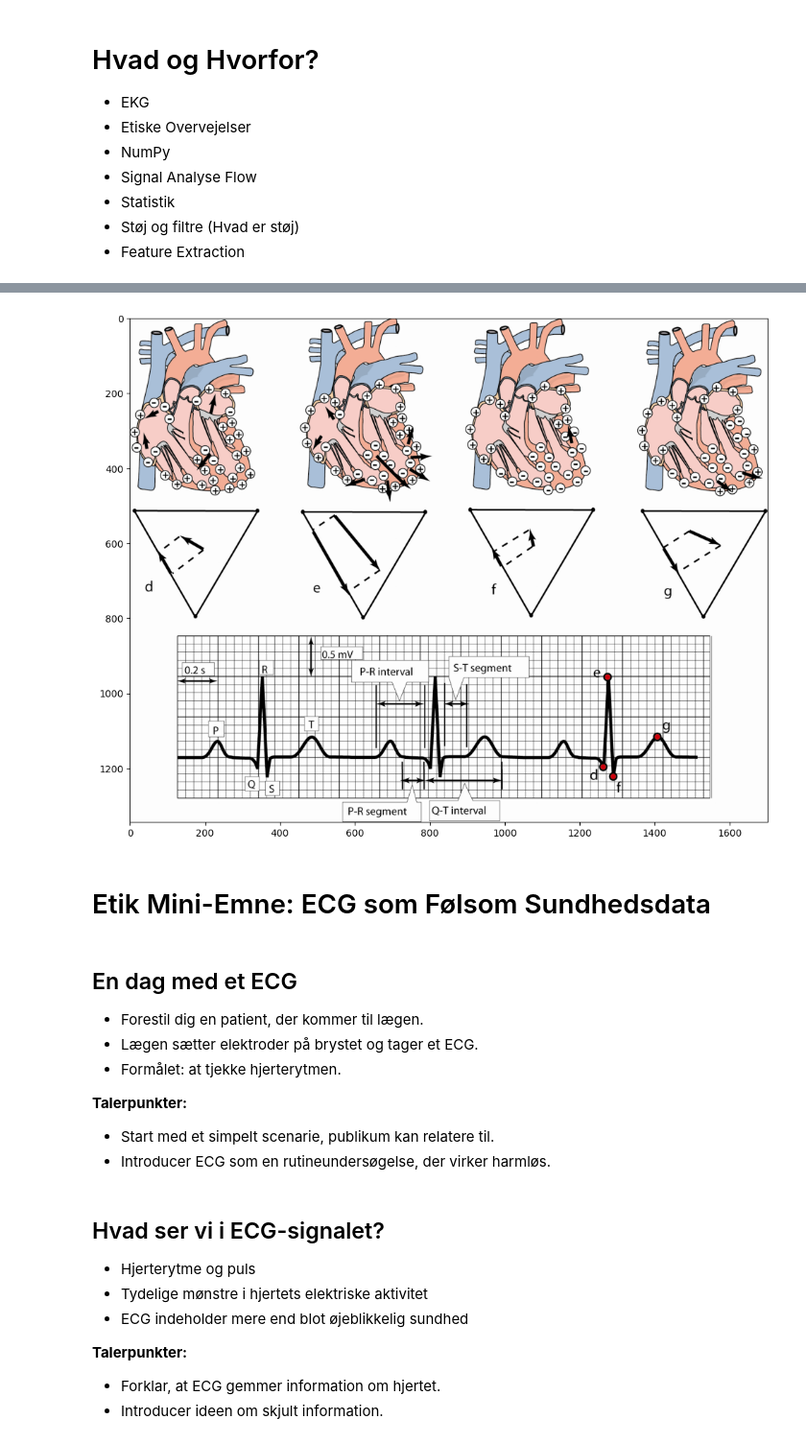
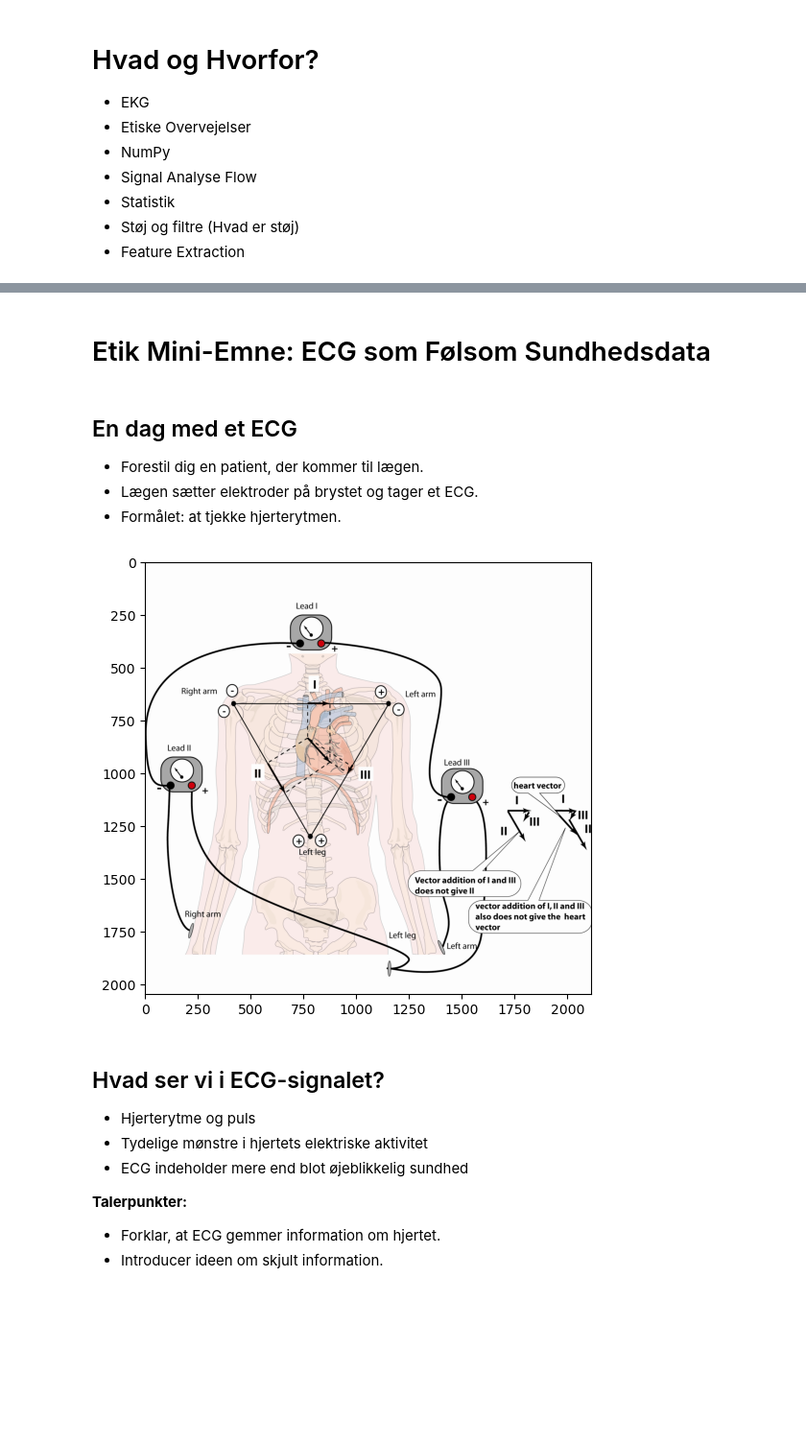
Before and after one commit to AAU-ST2-Programming/signals_1, a Jupyter notebook: signals_1.ipynb, the cells around one changed output, grey strips where cells are left out. Shown at 96% size. Drawn from its saved outputs; the diff is of its cells as text; code cells hidden in the pictures; blank space fills up the shorter version.

```diff
--- a/signals_1.ipynb
+++ b/signals_1.ipynb
@@ -25,9 +20,3 @@ plt.show()
-# %%
-plt.figure(figsize=[12,12])
-plt.imshow(plt.imread("files/ekg2.png"))
-plt.show()
-# %% [output]
-[figure, old version]
 # %% [markdown]
 # Etik Mini-Emne: ECG som Følsom Sundhedsdata
 # %% [markdown]
@@ -36,10 +25,12 @@ plt.show()
 - Forestil dig en patient, der kommer til lægen.
 - Lægen sætter elektroder på brystet og tager et ECG.
 - Formålet: at tjekke hjerterytmen.
-
-**Talerpunkter:**
-- Start med et simpelt scenarie, publikum kan relatere til.
-- Introducer ECG som en rutineundersøgelse, der virker harmløs.
+# %%
+plt.figure(figsize=[6,6])
+plt.imshow(plt.imread("files/ekg0.png"))
+plt.show()
+# %% [output]
+[figure, new version]
 # %% [markdown]
 ## Hvad ser vi i ECG-signalet?
 
```
Also changed, not shown: parts of 11 cells of this notebook, 2 other files.
